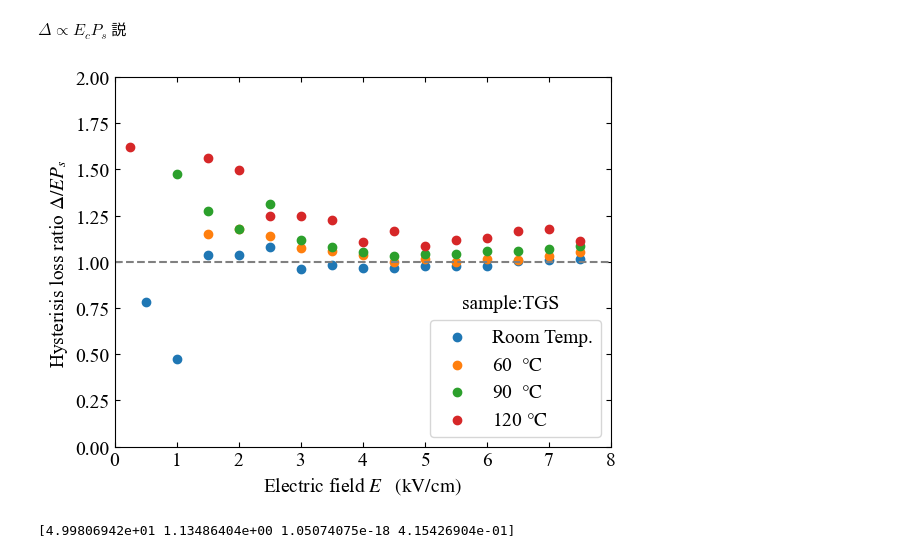
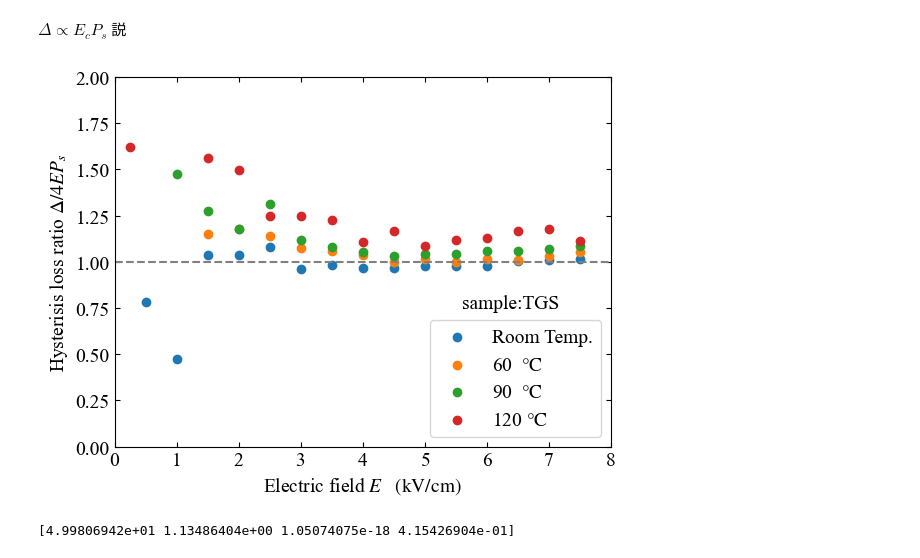
Before and after one commit to xiang-gong3944/----, a Jupyter notebook: 2024_10_04_ヒステリシス/data/2024_10_11.ipynb, the cells around one changed output. Saved outputs shown, nothing was run; the diff lists cells and outputs as text; code cells hidden in the pictures.

```diff
--- a/2024_10_04_ヒステリシス/data/2024_10_11.ipynb
+++ b/2024_10_04_ヒステリシス/data/2024_10_11.ipynb
@@ -603,35 +603,35 @@ plt.rcParams['xtick.direction'] = 'in'
 plt.rcParams['ytick.direction'] = 'in'
 
 # プロットエリアの範囲等の整備
 plt.xlim(0,8)
 plt.ylim(0.0,2.0)
 
 # フォントの選択
 plt.rcParams['font.size'] = 14
 plt.rcParams['font.family'] ='Times New Roman'
 plt.rcParams['mathtext.fontset'] = 'stix'
 
 # 軸ラベル
 plt.xlabel("Electric field $ E \quad\mathrm{(kV/cm)}$")
-plt.ylabel("Hysterisis loss ratio $ \Delta/E P_s $ ")
+plt.ylabel("Hysterisis loss ratio $ \Delta/ 4E P_s $ ")
 
 # プロット
 plt.scatter(volt[ 0:15] / thin * 10,hysterisis_loss[ 0:15]/(Ps[ 0:15] * Ec[ 0:15]*4), label = "Room Temp.")
 plt.scatter(volt[15:30] / thin * 10,hysterisis_loss[15:30]/(Ps[15:30] * Ec[15:30]*4), label = "60  $\mathrm{\degree C}$")
 plt.scatter(volt[30:45] / thin * 10,hysterisis_loss[30:45]/(Ps[30:45] * Ec[30:45]*4), label = "90  $\mathrm{\degree C}$")
 plt.scatter(volt[45:61] / thin * 10,hysterisis_loss[45:61]/(Ps[45:61] * Ec[45:61]*4), label = "120 $\mathrm{\degree C}$")
 
 
 plt.hlines(1.0, 0, 8, linestyles="dashed", color = "grey")
 # plt.vlines(1.25, 0, 1.4, linestyles="dashed", color = "grey")
 plt.text(5.6, 0.75, "sample:TGS", backgroundcolor = "white")
 
 # 凡例
 plt.legend(loc = "lower right")
 
 plt.show()
 # %% [output]
-[figure, old version]
+[figure, new version]
 # %%
 Ps_h = hysterisis_loss / Ec / 4
 # %%
```
Also changed, not shown: parts of 6 cells of this notebook, 7 other files.
